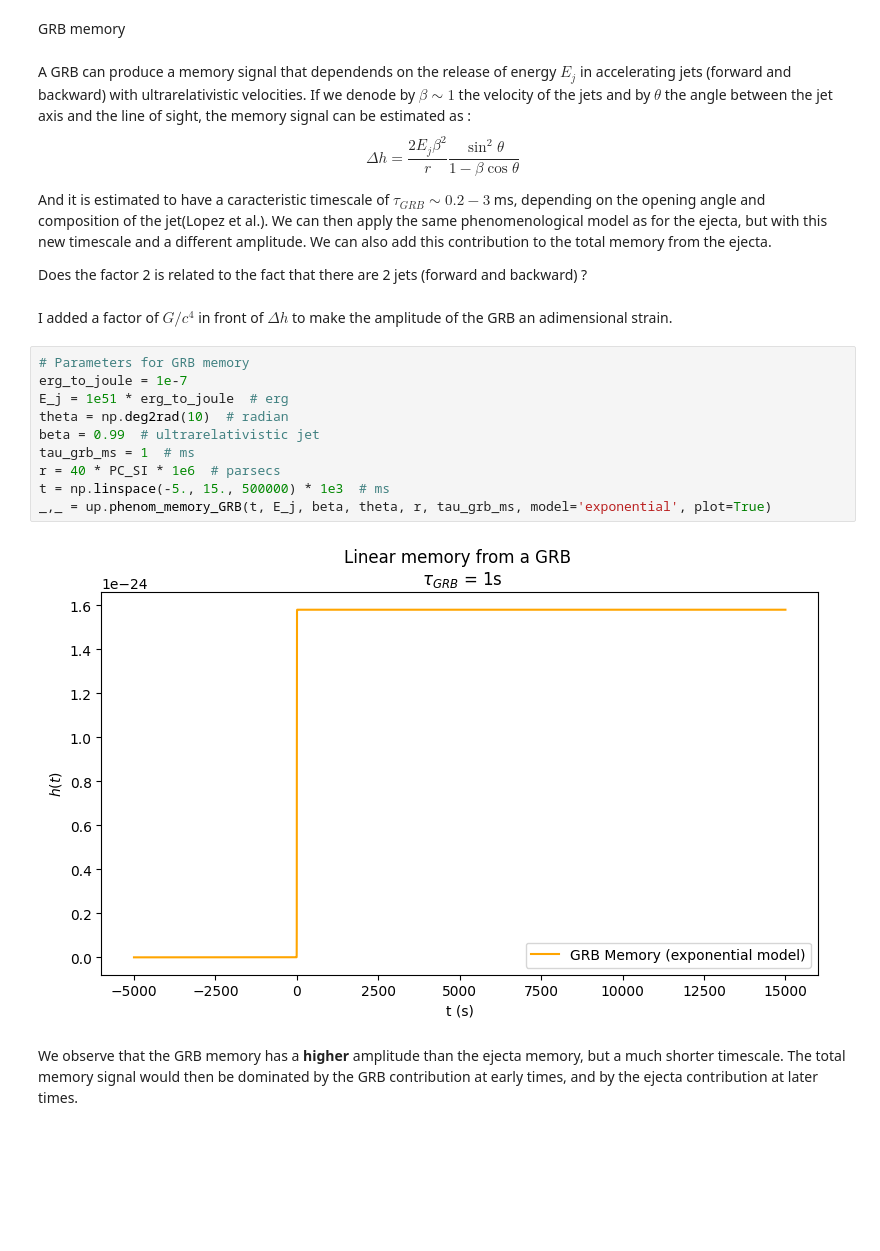
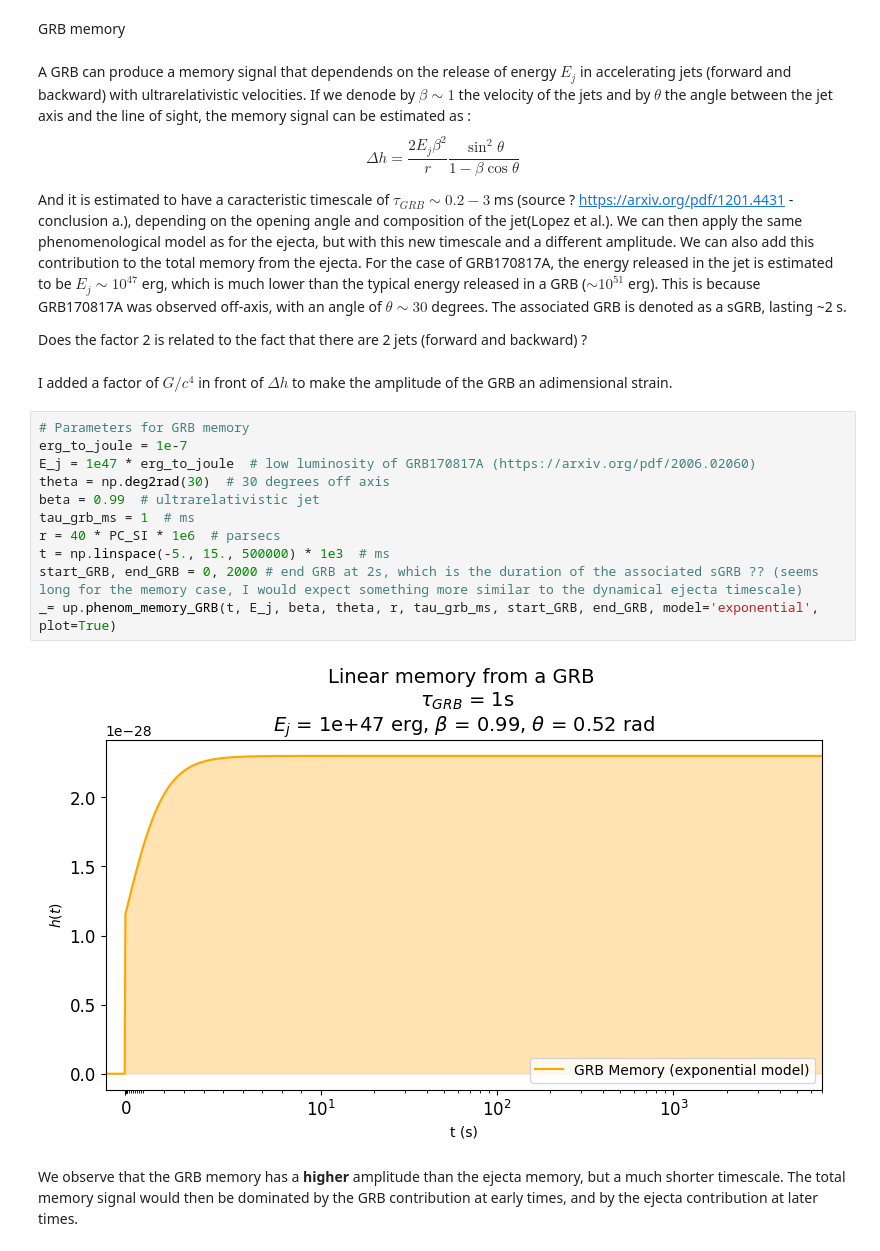
Before and after one commit to ThomasBastro/Memory_effect, a Jupyter notebook: Memory_Lopez/phenom_model.ipynb, the cells around one changed output. Saved outputs shown, nothing was run; the diff lists cells and outputs as text; blank space fills up the shorter version.

Commit message:
Further analysis of the GRB phenom memory

```diff
--- a/Memory_Lopez/phenom_model.ipynb
+++ b/Memory_Lopez/phenom_model.ipynb
@@ -113,7 +113,7 @@ GRB memory
 A GRB can produce a memory signal that dependends on the release of energy $E_j$ in accelerating jets (forward and backward) with ultrarelativistic velocities. If we denode by $\beta\sim 1$ the velocity of the jets and by $\theta$ the angle between the jet axis and the line of sight, the memory signal can be estimated as  :
 $$\Delta h = \frac{2 E_j \beta^2}{r} \frac{\sin^2\theta}{1-\beta\cos\theta}$$
 
-And it is estimated to have a caracteristic timescale of $\tau_{GRB} \sim 0.2 - 3$ ms, depending on the opening angle and composition of the jet(Lopez et al.). We can then apply the same phenomenological model as for the ejecta, but with this new timescale and a different amplitude. We can also add this contribution to the total memory from the ejecta.
+And it is estimated to have a caracteristic timescale of $\tau_{GRB} \sim 0.2 - 3$ ms (source ? https://arxiv.org/pdf/1201.4431 - conclusion a.), depending on the opening angle and composition of the jet(Lopez et al.). We can then apply the same phenomenological model as for the ejecta, but with this new timescale and a different amplitude. We can also add this contribution to the total memory from the ejecta. For the case of GRB170817A, the energy released in the jet is estimated to be $E_j \sim 10^{47}$ erg, which is much lower than the typical energy released in a GRB ($\sim 10^{51}$ erg). This is because GRB170817A was observed off-axis, with an angle of $\theta \sim 30$ degrees. The associated GRB is denoted as a sGRB, lasting ~2 s.
 
 Does the factor 2 is related to the fact that there are 2 jets (forward and backward) ?
 # %% [markdown]
@@ -121,15 +121,16 @@ I added a factor of $G/c^4$ in front of $\Delta h$ to make the amplitude of the
 # %%
 # Parameters for GRB memory
 erg_to_joule = 1e-7
-E_j = 1e51 * erg_to_joule  # erg
-theta = np.deg2rad(10)  # radian
+E_j = 1e47 * erg_to_joule  # low luminosity of GRB170817A (https://arxiv.org/pdf/2006.02060)
+theta = np.deg2rad(30)  # 30 degrees off axis
 beta = 0.99  # ultrarelativistic jet
 tau_grb_ms = 1  # ms
 r = 40 * PC_SI * 1e6  # parsecs
 t = np.linspace(-5., 15., 500000) * 1e3  # ms
-_,_ = up.phenom_memory_GRB(t, E_j, beta, theta, r, tau_grb_ms, model='exponential', plot=True)
+start_GRB, end_GRB = 0, 2000 # end GRB at 2s, which is the duration of the associated sGRB ?? (seems long for the memory case, I would expect something more similar to the dynamical ejecta timescale)
+_= up.phenom_memory_GRB(t, E_j, beta, theta, r, tau_grb_ms, start_GRB, end_GRB, model='exponential', plot=True)
 # %% [output]
-[figure, old version]
+[figure, new version]
 # %% [markdown]
 We observe that the GRB memory has a **higher** amplitude than the ejecta memory, but a much shorter timescale. The total memory signal would then be dominated by the GRB contribution at early times, and by the ejecta contribution at later times.
 # %% [markdown]
```
Also changed, not shown: parts of 12 cells of this notebook, 22 other files.
